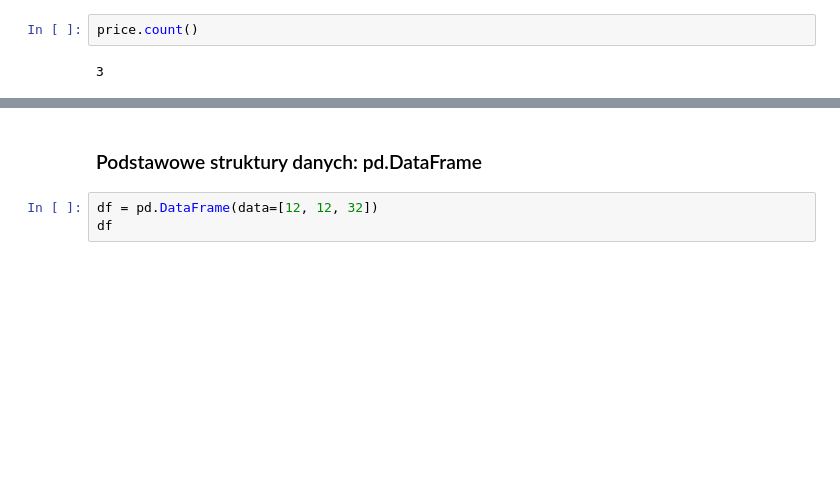
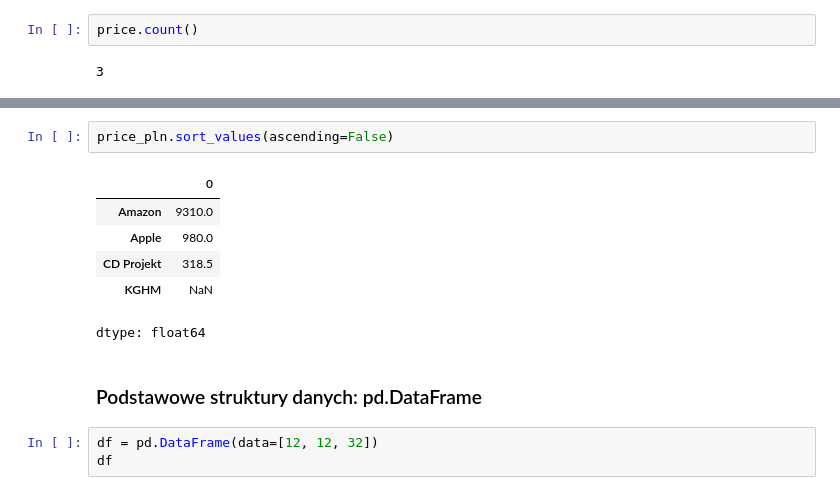
Before and after one commit to PiKoz360/test_ml, a Jupyter notebook: 02_analiza_danych/01_pandas_intro.ipynb, the cells around one changed output, grey strips where cells are left out. Cells and saved outputs as stored; diff of their text form; blank space fills up the shorter version.

```diff
--- a/02_analiza_danych/01_pandas_intro.ipynb
+++ b/02_analiza_danych/01_pandas_intro.ipynb
@@ -256,3 +300,12 @@ dtype: float64
+# %%
+price_pln.sort_values(ascending=False)
+# %% [output]
+|  | 0 |
+| Amazon | 9310.0 |
+| Apple | 980.0 |
+| CD Projekt | 318.5 |
+| KGHM | NaN |
+dtype: float64
 # %% [markdown]
 ### <a name='a2'></a>  Podstawowe struktury danych: pd.DataFrame
 # %%
```
Also changed, not shown: parts of 49 cells of this notebook.
